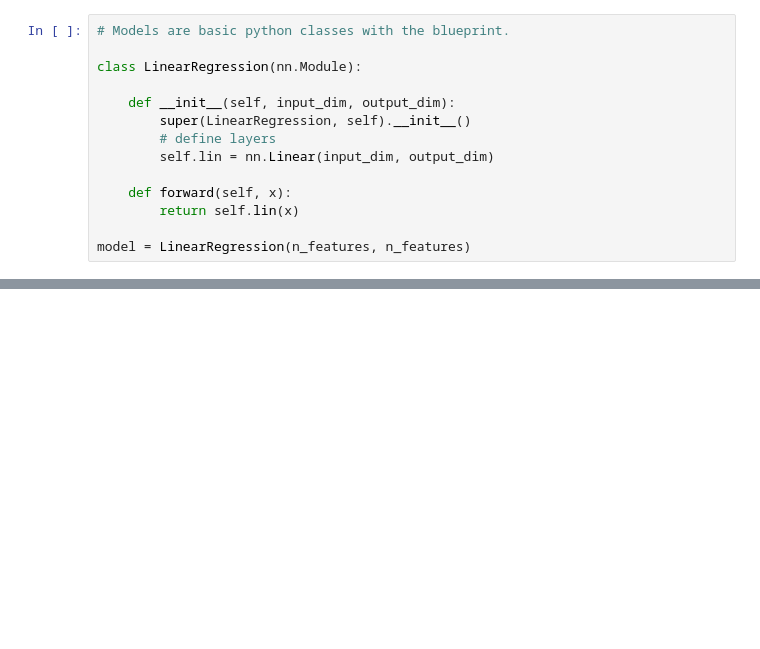
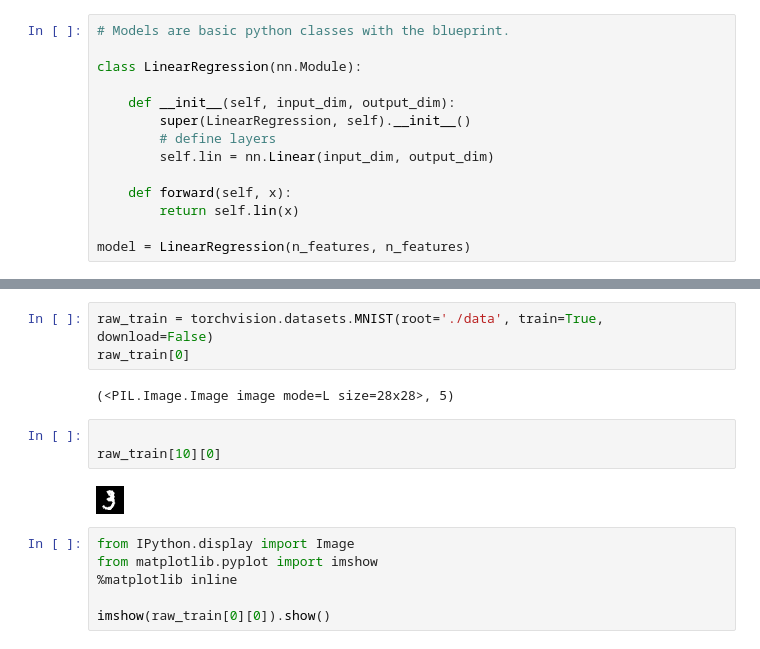
Before and after one commit to pj2111/Assignments, a Jupyter notebook: assignment_data/warmup_pytorch_modeldesign_training.ipynb, the cells around one changed output, grey strips where cells are left out. Drawn from its saved outputs; the diff is of its cells as text; blank space fills up the shorter version.

Commit message:
updating warmup pytorch training

```diff
--- a/assignment_data/warmup_pytorch_modeldesign_training.ipynb
+++ b/assignment_data/warmup_pytorch_modeldesign_training.ipynb
@@ -108,0 +183,16 @@ model = LinearRegression(n_features, n_features)
+# %%
+raw_train = torchvision.datasets.MNIST(root='./data', train=True, download=False)
+raw_train[0]
+# %% [output]
+(<PIL.Image.Image image mode=L size=28x28>, 5)
+# %%
+
+raw_train[10][0]
+# %% [output]
+[figure, added]
+# %%
+from IPython.display import Image
+from matplotlib.pyplot import imshow
+%matplotlib inline
+
+imshow(raw_train[0][0]).show()
```
Also changed, not shown: parts of 16 cells of this notebook.
